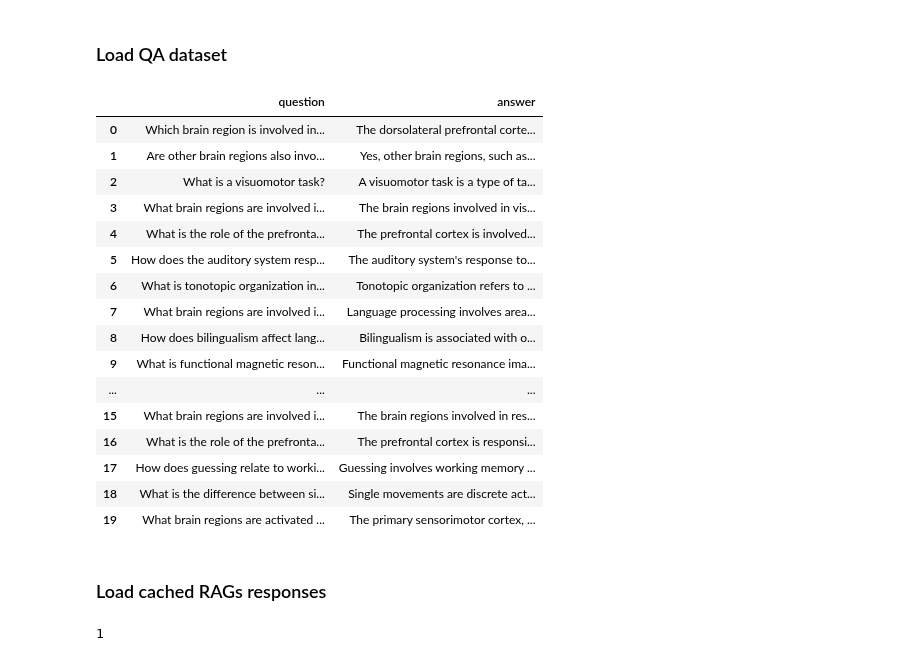
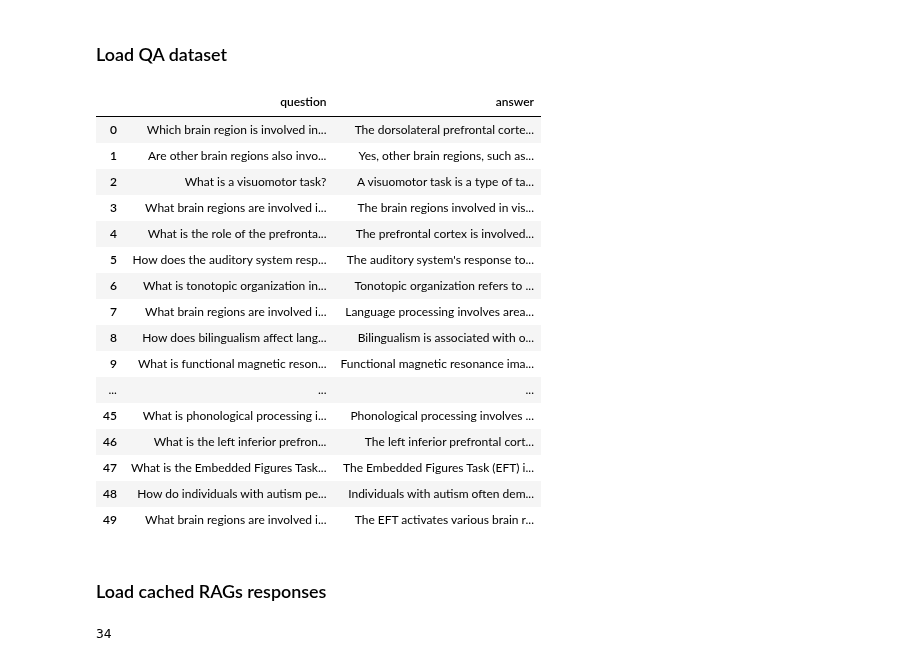
Before and after one commit to Biomed-imaging-lab/NeuroRAG, a Jupyter notebook: notebooks/text-to-text-neurorag-evaluation.ipynb, the cells around one changed output. Drawn from its saved outputs; the diff is of its cells as text; code cells hidden in the pictures.

```diff
--- a/notebooks/text-to-text-neurorag-evaluation.ipynb
+++ b/notebooks/text-to-text-neurorag-evaluation.ipynb
@@ -69,26 +68,26 @@ app.compile()
 # %% [markdown]
 ### Load QA dataset
 # %%
-mediqa_df = pd.read_csv('../datasets/pubmed_summary_qa.csv')[:20]
+mediqa_df = pd.read_csv('../datasets/pubmed_summary_qa.csv')[:50]
 mediqa_df
 # %% [output]
 |  | question | answer |
 | 0 | Which brain region is involved in... | The dorsolateral prefrontal corte... |
 | 1 | Are other brain regions also invo... | Yes, other brain regions, such as... |
 | 2 | What is a visuomotor task? | A visuomotor task is a type of ta... |
 | 3 | What brain regions are involved i... | The brain regions involved in vis... |
 | 4 | What is the role of the prefronta... | The prefrontal cortex is involved... |
 | 5 | How does the auditory system resp... | The auditory system's response to... |
 | 6 | What is tonotopic organization in... | Tonotopic organization refers to ... |
 | 7 | What brain regions are involved i... | Language processing involves area... |
 | 8 | How does bilingualism affect lang... | Bilingualism is associated with o... |
 | 9 | What is functional magnetic reson... | Functional magnetic resonance ima... |
 | ... | ... | ... |
-| 15 | What brain regions are involved i... | The brain regions involved in res... |
-| 16 | What is the role of the prefronta... | The prefrontal cortex is responsi... |
-| 17 | How does guessing relate to worki... | Guessing involves working memory ... |
-| 18 | What is the difference between si... | Single movements are discrete act... |
-| 19 | What brain regions are activated ... | The primary sensorimotor cortex, ... |
+| 45 | What is phonological processing i... | Phonological processing involves ... |
+| 46 | What is the left inferior prefron... | The left inferior prefrontal cort... |
+| 47 | What is the Embedded Figures Task... | The Embedded Figures Task (EFT) i... |
+| 48 | How do individuals with autism pe... | Individuals with autism often dem... |
+| 49 | What brain regions are involved i... | The EFT activates various brain r... |
 # %% [markdown]
 ### Load cached RAGs responses
 # %%
@@ -107,9 +106,9 @@ CACHE_KEY = 'text-to-text-neurorag-evaluation'
 if CACHE_KEY not in cache:
   cache[CACHE_KEY] = {}
 
-len(cache.keys())
+len(cache[CACHE_KEY].keys())
 # %% [output]
-1
+34
 # %%
 questions = list(mediqa_df['question'].tolist())
 expected_answers = list(mediqa_df['answer'].tolist())
```
Also changed, not shown: parts of 2 cells of this notebook, 3 other files.
